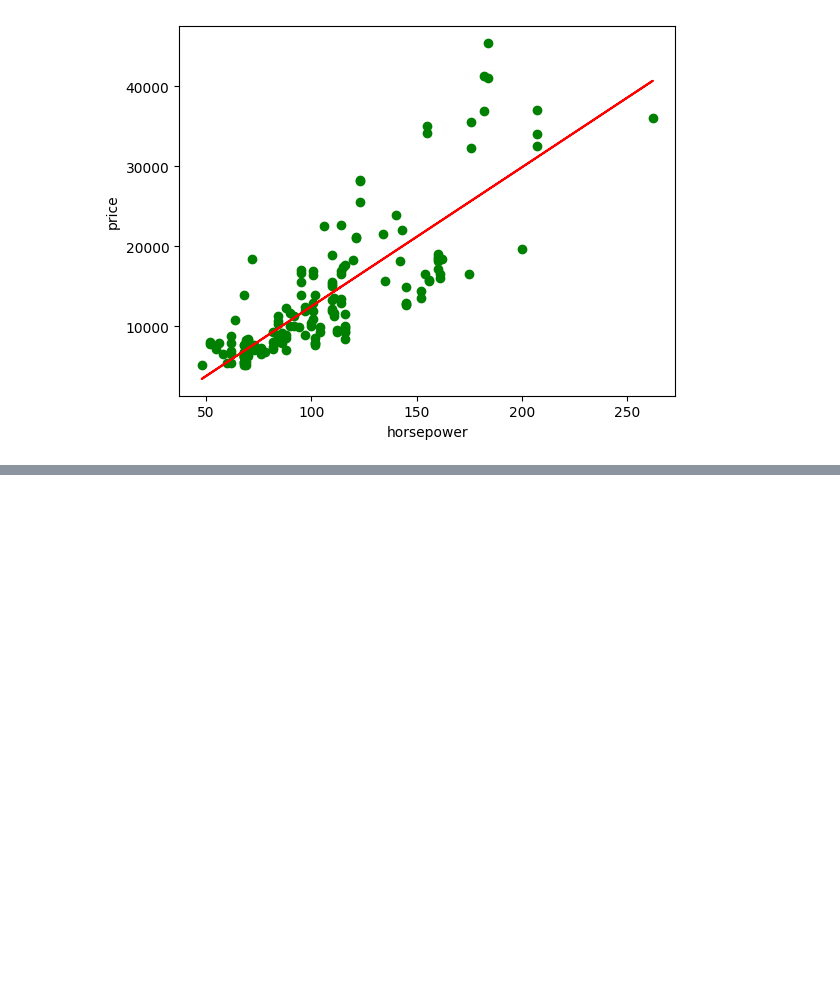
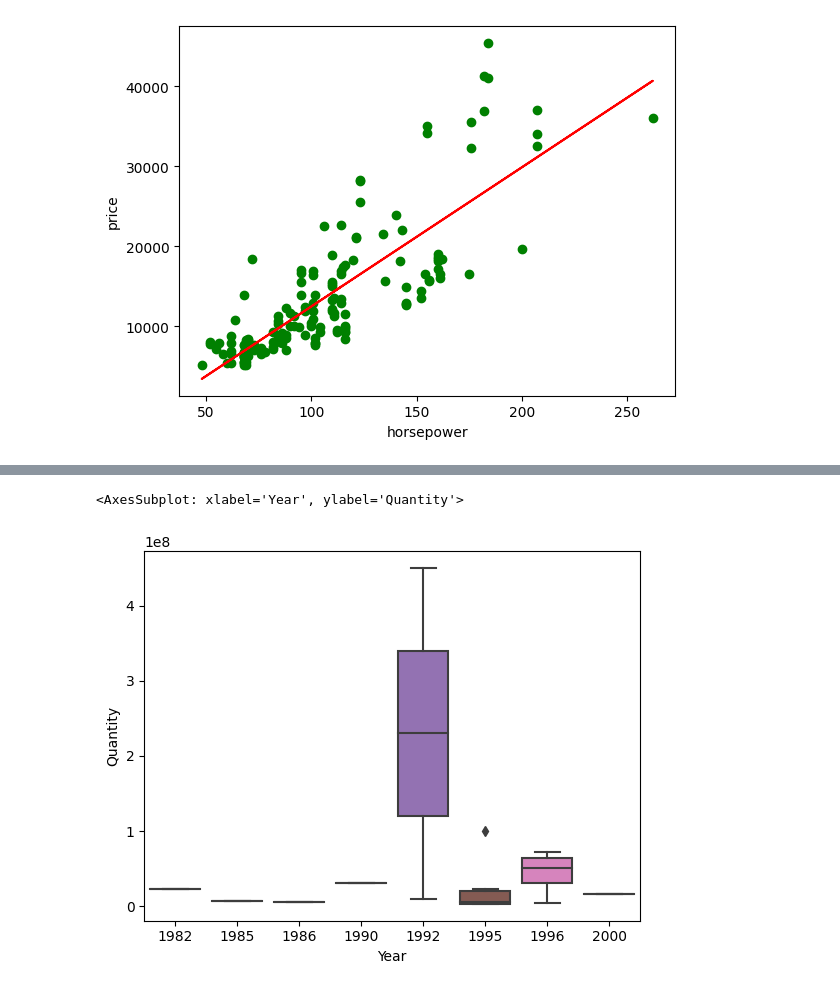
Before and after one commit to JennerMaxim/LearnPython, a Jupyter notebook: index.ipynb, the cells around one changed output, grey strips where cells are left out. Drawn from its saved outputs; the diff is of its cells as text; code cells hidden in the pictures; blank space fills up the shorter version.

```diff
--- a/index.ipynb
+++ b/index.ipynb
@@ -523,0 +575,3 @@ Text(0, 0.5, 'price')
+# %%
+Dict = {title:column for (title,column) in col}
+df = pd.DataFrame(Dict)
@@ -523,0 +623,3 @@ Text(0, 0.5, 'price')
+# %%
+df2 =df.drop([df.index[0]])
+df2.head()
@@ -523,0 +633,3 @@ Text(0, 0.5, 'price')
+# %%
+df2['Quantity'] = df2.Quantity.str.replace(',', '').astype(float)
+df2.head()
@@ -523,0 +650,5 @@ Text(0, 0.5, 'price')
+# %%
+df2['Year'] = df2.Year.astype(int)
+df2['Quantity'] = df2.Quantity.astype(int)
+
+df.head()
@@ -523,0 +682,5 @@ Text(0, 0.5, 'price')
+# %%
+sns.boxplot(x="Year", y="Quantity", data=df2)
+# %% [output]
+<AxesSubplot: xlabel='Year', ylabel='Quantity'>
+[figure, added]
```
Also changed, not shown: parts of 25 cells of this notebook, 1 other file.
